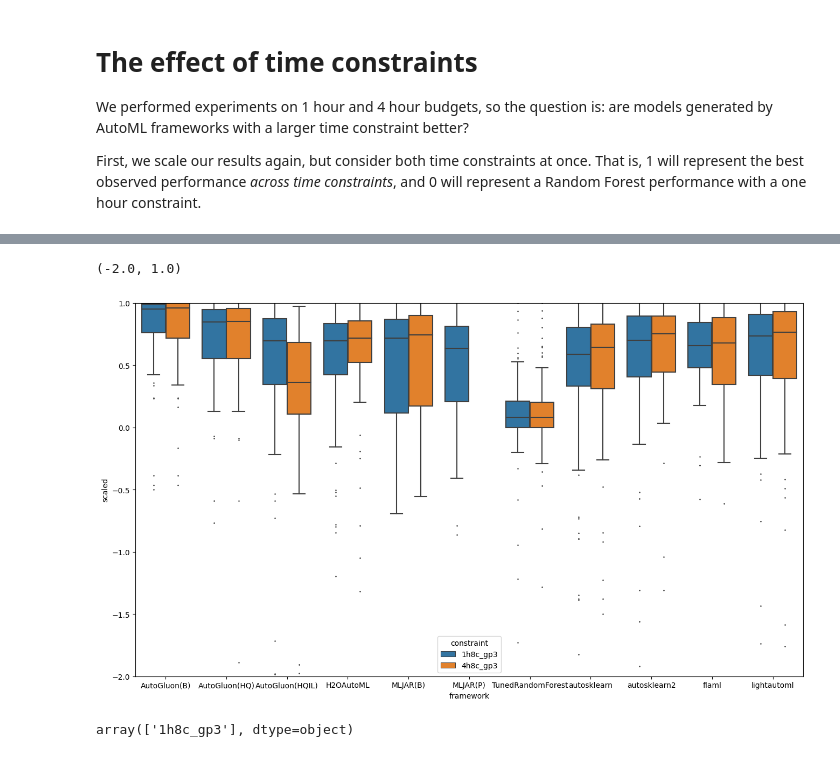
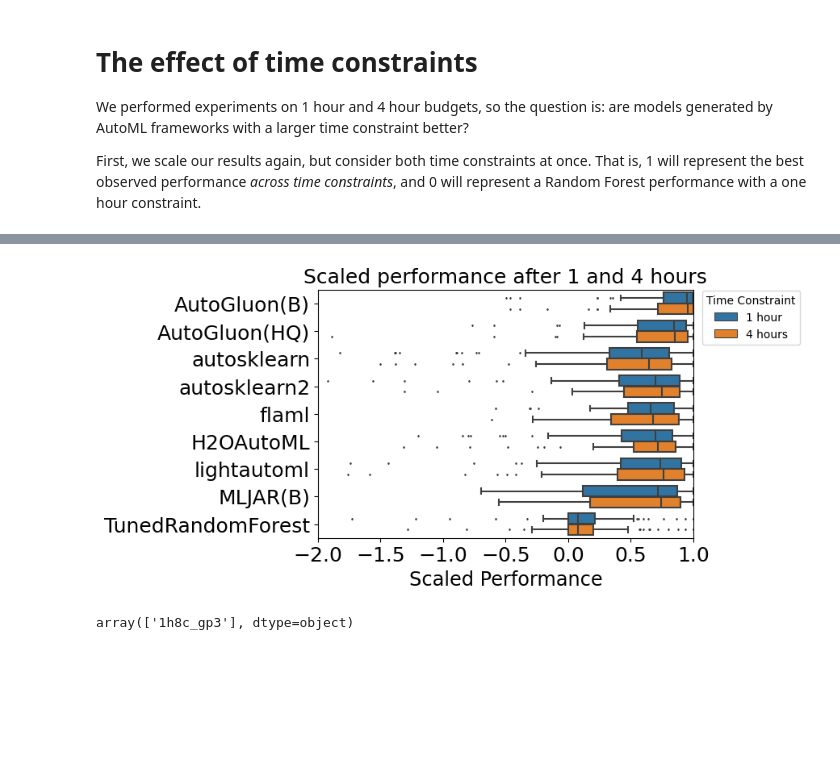
Before and after one commit to PGijsbers/amlb-results, a Jupyter notebook: notebooks/visualization.ipynb, the cells around one changed output, grey strips where cells are left out. Cells and saved outputs as stored; diff of their text form; code cells hidden in the pictures; blank space fills up the shorter version.

Commit message:
Add figure for comparing 1h vs 4h results

```diff
--- a/notebooks/visualization.ipynb
+++ b/notebooks/visualization.ipynb
@@ -264,8 +264,8 @@ We performed experiments on 1 hour and 4 hour budgets, so the question is: are m
 
 First, we scale our results again, but consider both time constraints at once. That is, 1 will represent the best observed performance _across time constraints_, and 0 will represent a Random Forest performance with a one hour constraint.
 # %%
-mean_results = results[["framework", "task", "constraint", "metric", "result", "imputed", "infer_batch_size_file_10000"]].groupby(["framework", "task", "constraint", "metric"], as_index=False).agg(
-    {"result": "mean", "infer_batch_size_file_10000": "mean", "imputed": "sum"}
+mean_results = results[["framework", "task", "constraint", "metric", "result", "imputed"]].groupby(["framework", "task", "constraint", "metric"], as_index=False).agg(
+    {"result": "mean", "imputed": "sum"}
 )
 lookup = mean_results.set_index(["framework", "task", "constraint"])
 for index, row in mean_results.iterrows():
@@ -275,5 +275,3 @@ for index, row in mean_results.iterrows():
         mean_results.loc[index, "scaled"] = float("nan")
     else:
         mean_results.loc[index, "scaled"] = (row["result"] - lower) / (upper - lower)
-
-mean_results.to_csv(DATA_DIRECTORY / f"processed-mean.csv", index=False)
@@ -296,19 +278,39 @@ mean_results
 # %%
-fig, ax = plt.subplots(1, 1, figsize=(16,9))
-mean_results = mean_results[~mean_results.framework.str.lower().isin(["tpot", "gama(b)", "constantpredictor", "randomforest"])]
+fig, ax = plt.subplots(1, 1, figsize=(6,4))
+# The frameworks below are excluded because they do not have recent results for all of the benchmark and time constraints,
+# except constantpredictor which we exclude because it will predict the same regardless of constraint and so is not interesting.
+mean_results = mean_results[~mean_results.framework.str.lower().isin(["autogluon(hqil)", "tpot", "gama(b)", "constantpredictor", "randomforest", "mljar(p)"])]
+baselines = ["constantpredictor", "RandomForest", "TunedRandomForest"]
+
 seaborn.boxplot(
     data=mean_results,
-    x="framework",
-    y="scaled",
-    hue="constraint" if mean_results.constraint.nunique() > 1 else None,
-    palette=color_map if mean_results.constraint.nunique() == 1 else None,
+    y="framework",
+    x="scaled",
+    hue="constraint",
     ax=ax,
     fliersize=1,
+    order=[
+        *sorted((f for f in mean_results.framework.unique() if f not in baselines), key=lambda f: f.lower()),
+        *sorted(b for b in baselines if b in mean_results.framework.unique()),
+    ]
 )
-ax.set_ylim([-2, 1])
+ax.set_xlim([-2, 1])
+
+ax.set_xlabel("Scaled Performance", size='xx-large')
+ax.set_ylabel("")
+#ax.tick_params(axis="x", which="major", rotation=-70)
+ax.tick_params(axis='both', which = 'both', labelsize = 18)
+ax.set_title("Scaled performance after 1 and 4 hours", fontsize=18)
+
+handles, labels = ax.get_legend_handles_labels()
+ax.legend(handles=handles, labels=["1 hour", "4 hours"], title="Time Constraint")
+seaborn.move_legend(ax, "upper right", bbox_to_anchor=(1.3, 1.02))
+
+
+with PdfPages(FIGURE_DIRECTORY / "performance" / f"performance-by-time-horizontal.pdf") as f:
+    f.savefig(fig, bbox_inches="tight")
 # %% [output]
-(-2.0, 1.0)
-[figure, old version]
+[figure, new version]
 # %%
 results[(results.framework == "AutoGluon(HQIL)") & (~results["info"].isna())].constraint.unique()
 # %% [output]
```
Also changed, not shown: parts of 1 cell of this notebook, 1 other file.
